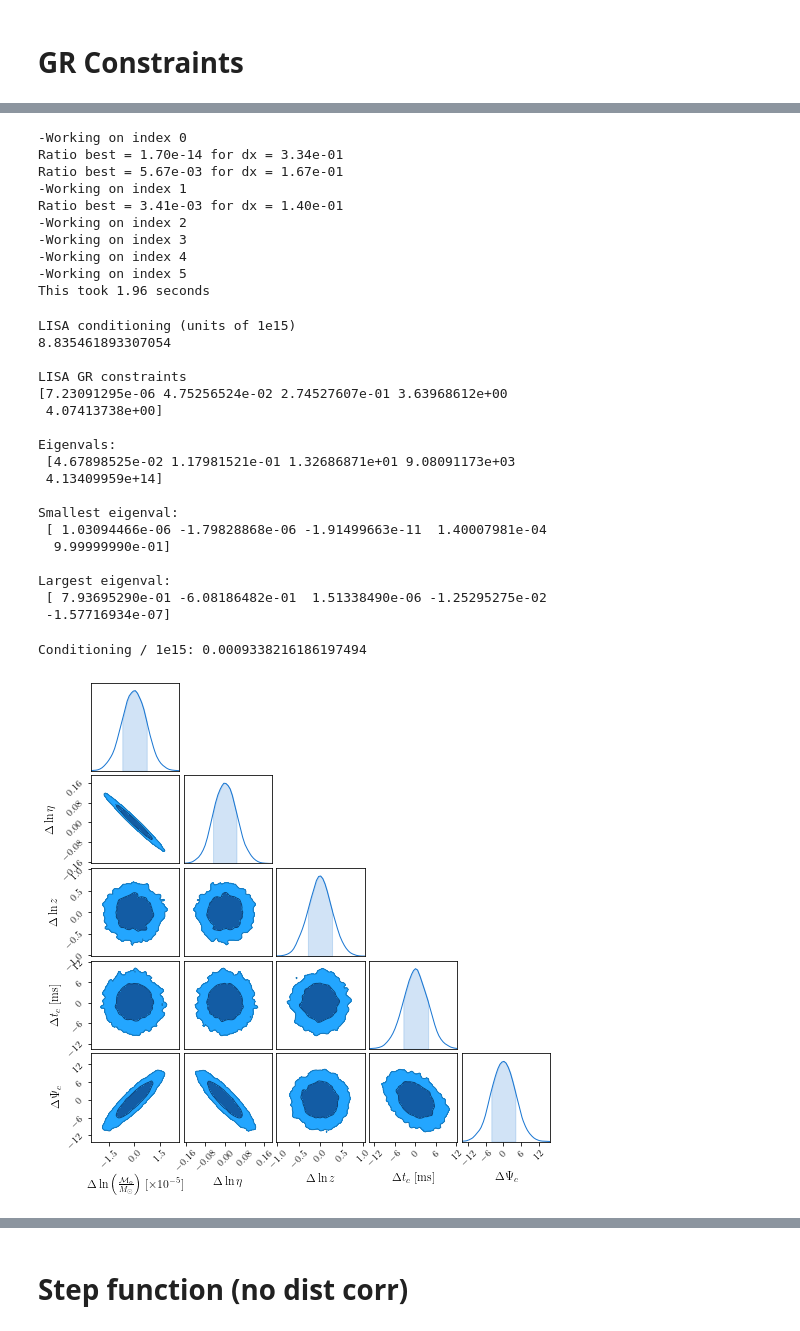
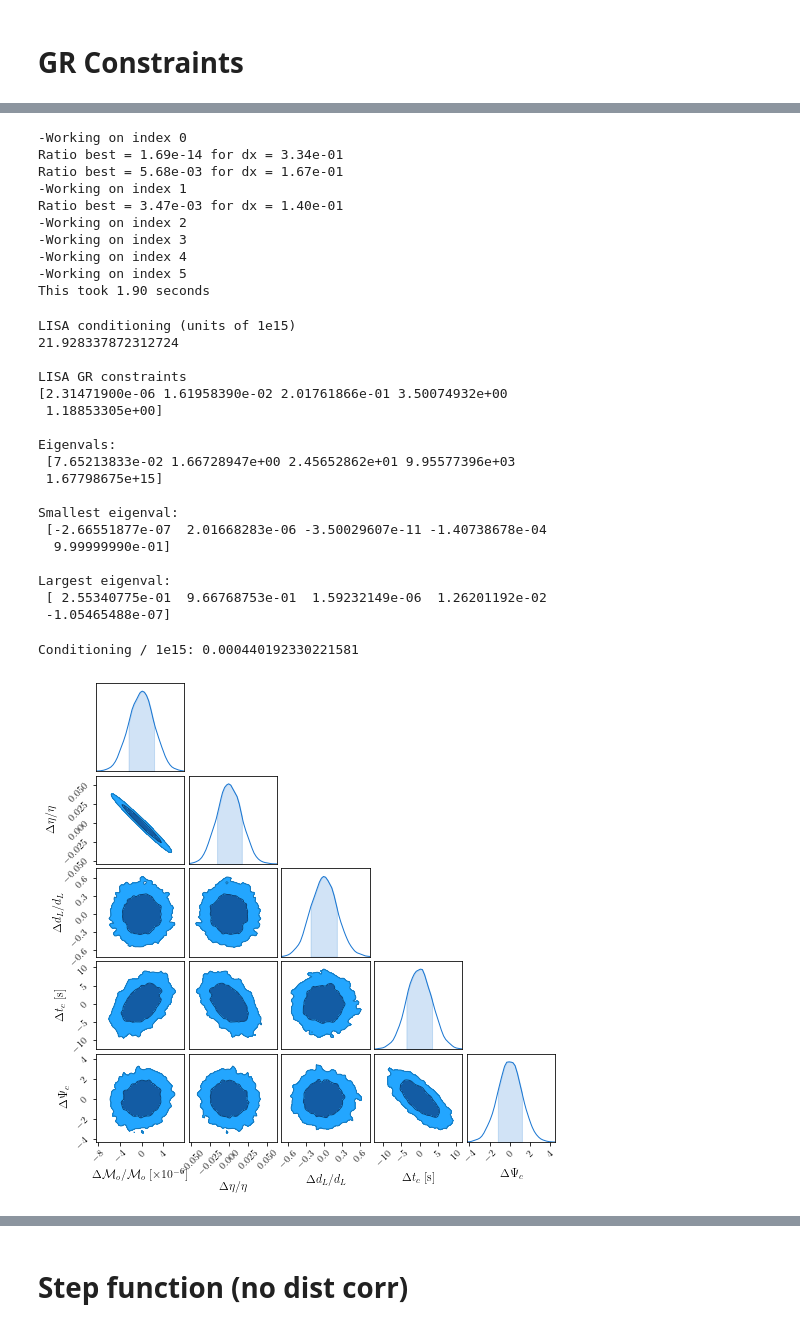
Before and after one commit to AnChenPhys/multiband_MG, a Jupyter notebook: code/New_version/new_version_simplified.ipynb, the cells around one changed output, grey strips where cells are left out. Cells and saved outputs as stored; diff of their text form; code cells hidden in the pictures.

```diff
--- a/code/New_version/new_version_simplified.ipynb
+++ b/code/New_version/new_version_simplified.ipynb
@@ -29,7 +29,7 @@ dL   = 410      #Mpc
 zem  = 0.09
 
 yr_s = 365 *24 *3600
-t_yr = 2.
+t_yr = 4.
 time = t_yr *yr_s # time before merger in sec
 tc   = 0
 psic = 0
@@ -77,6 +84,10 @@ simps(to_int, x=farr[:194]) /365.25 /24 /3600
 # %%
 pars_GR     = np.array([np.log(Ms), np.log(eta), np.log(zem), tc, psic, 0, 0])
-label_GR    = [r'$\Delta \ln \left( \frac{ {\cal M}_o }{ M_{\odot} } \right)$', r'$ \Delta \ln \eta $', r'$\Delta \ln z $',r'$\Delta t_c$ [ms]',r'$ \Delta \Psi_c$']
+#label_GR    = [r'$\Delta \ln \left( \frac{ {\cal M}_o }{ M_{\odot} } \right)$', r'$ \Delta \ln \eta $',
+#                r'$\Delta \ln z $',r'$\Delta t_c$ [ms]',r'$ \Delta \Psi_c$']
+
+label_GR    = [r'$\Delta {\cal M}_o /{\cal M}_o $', r'$  \Delta \eta / \eta $',
+                r'$\Delta d_L /d_L $',r'$\Delta t_c$ [s]',r'$ \Delta \Psi_c$']
 # %%
 # Get waveform segments in LISA and LIGO ranges only.
 n_points  = 500
@@ -155,15 +169,15 @@ FlnA_lisa_GR = Fisher_build(farr_lisa, lisa_psd, wf_lisa, dlnA_lisa_GR)
 FPsi_lisa_GR = Fisher_build(farr_lisa, lisa_psd, wf_lisa, dPsi_lisa_GR)
 # %% [output]
 -Working on index 0
-Ratio best = 1.70e-14 for dx = 3.34e-01
-Ratio best = 5.67e-03 for dx = 1.67e-01
+Ratio best = 1.69e-14 for dx = 3.34e-01
+Ratio best = 5.68e-03 for dx = 1.67e-01
 -Working on index 1
-Ratio best = 3.41e-03 for dx = 1.40e-01
+Ratio best = 3.47e-03 for dx = 1.40e-01
 -Working on index 2
 -Working on index 3
 -Working on index 4
 -Working on index 5
-This took 1.96 seconds
+This took 1.90 seconds
 # %%
 fisher_lisa_GR       = FlnA_lisa_GR +FPsi_lisa_GR
 cov_matrix_lisa_GR   = np.linalg.inv(fisher_lisa_GR)
@@ -181,23 +195,23 @@ print('\nSmallest eigenval:\n', evecs_lisa_GR[0,:])
 print('\nLargest eigenval:\n', evecs_lisa_GR[-1,:])
 # %% [output]
 LISA conditioning (units of 1e15)
-8.835461893307054
+21.928337872312724
 
 LISA GR constraints
-[7.23091295e-06 4.75256524e-02 2.74527607e-01 3.63968612e+00
- 4.07413738e+00]
+[2.31471900e-06 1.61958390e-02 2.01761866e-01 3.50074932e+00
+ 1.18853305e+00]
 
 Eigenvals:
- [4.67898525e-02 1.17981521e-01 1.32686871e+01 9.08091173e+03
- 4.13409959e+14]
+ [7.65213833e-02 1.66728947e+00 2.45652862e+01 9.95577396e+03
+ 1.67798675e+15]
 
 Smallest eigenval:
- [ 1.03094466e-06 -1.79828868e-06 -1.91499663e-11  1.40007981e-04
+ [-2.66551877e-07  2.01668283e-06 -3.50029607e-11 -1.40738678e-04
   9.99999990e-01]
 
 Largest eigenval:
- [ 7.93695290e-01 -6.08186482e-01  1.51338490e-06 -1.25295275e-02
- -1.57716934e-07]
+ [ 2.55340775e-01  9.66768753e-01  1.59232149e-06  1.26201192e-02
+ -1.05465488e-07]
 # %%
 ### Reducing magnitude of some parameters and computing new fisher
 new_dlnA_lisa_GR = np.array(dlnA_lisa_GR)
@@ -223,16 +237,20 @@ cov_lisa_GR  = np.linalg.inv(F_lisa_GR)
 
 print('Conditioning / 1e15:', np.linalg.cond(F_lisa_GR)/1e15)
 # %% [output]
-Conditioning / 1e15: 0.0009338216186197494
+Conditioning / 1e15: 0.000440192330221581
 # %%
 cov_matrix_lisa_GR = np.matmul(rescaling_matrix, np.matmul(cov_lisa_GR, rescaling_matrix))
 data_lisa_GR = np.random.multivariate_normal(0 * pars_GR[:-2], cov_matrix_lisa_GR, size=10000)
 
+data_dL_lisa_GR      = np.array(data_lisa_GR)
+data_dL_lisa_GR[:,2] = get_dL_Mpc(zem *(1 +data_lisa_GR[:,2])) / get_dL_Mpc(zem) -1
+#data_dL_lisa_GR[:,3] *= 1e3
+
 cc = ChainConsumer()
-cc.add_chain(data_lisa_GR, bins=30, smooth=True, parameters=label_GR, name='lisa');
+cc.add_chain(data_dL_lisa_GR, bins=30, smooth=True, parameters=label_GR, name='lisa');
 cc.plotter.plot();
 # %% [output]
-[figure, old version]
+[figure, new version]
 # %%
 fisher_tot_GR = fisher_ligo_GR +fisher_lisa_GR
 print('Combined conditioning (units 1e15) ', np.linalg.cond(fisher_tot_GR)/1e5)
```
Also changed, not shown: parts of 36 cells of this notebook, 1 other file.
